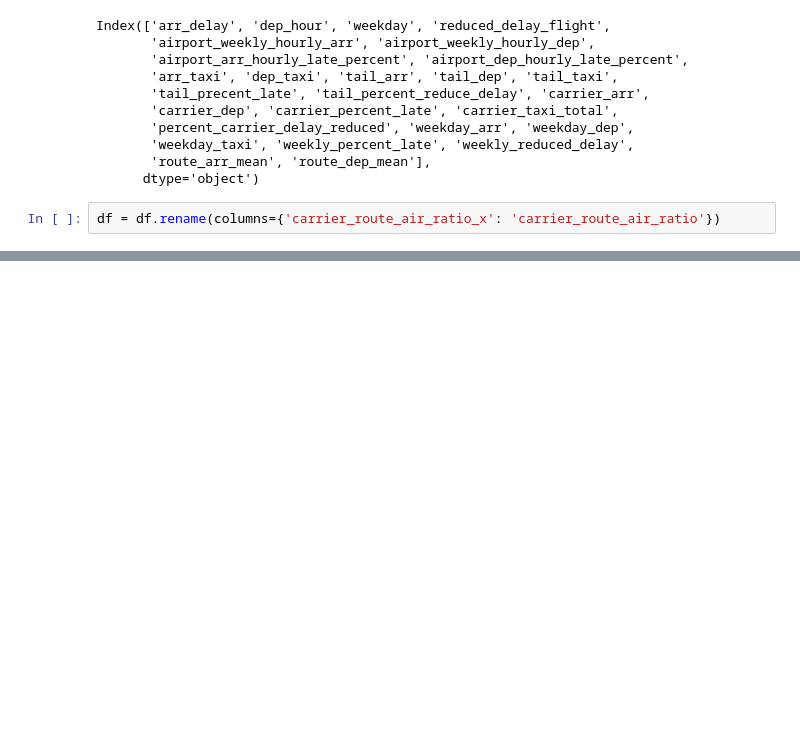
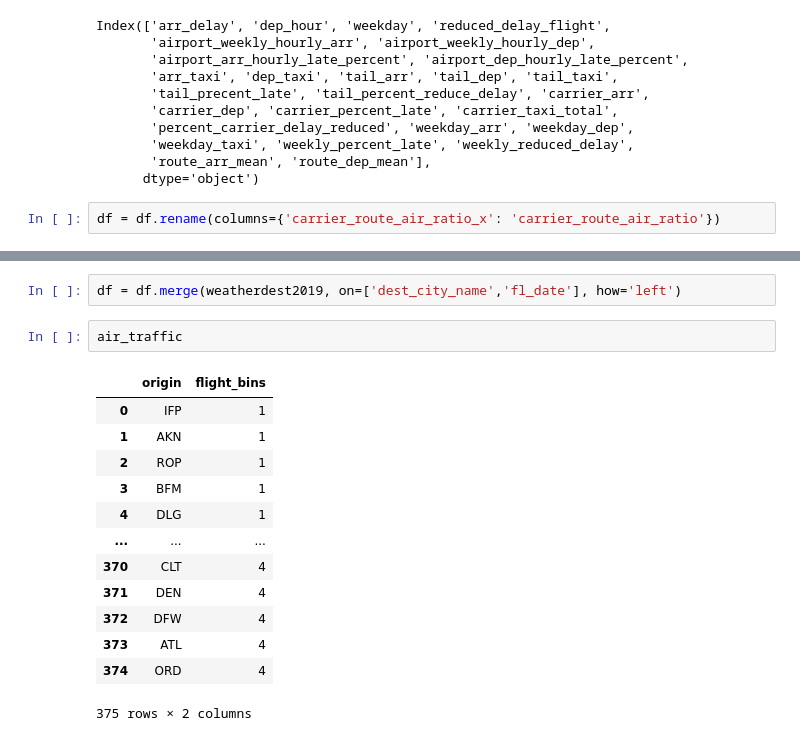
Before and after one commit to Graham-Broughton/flight_delay, a Jupyter notebook: EDA_and_preprocessing/preprocessing.ipynb, the cells around one changed output, grey strips where cells are left out. Cells and saved outputs as stored; diff of their text form; blank space fills up the shorter version.

```diff
--- a/EDA_and_preprocessing/preprocessing.ipynb
+++ b/EDA_and_preprocessing/preprocessing.ipynb
@@ -294,0 +376,18 @@ df = df.rename(columns={'carrier_route_air_ratio_x': 'carrier_route_air_ratio'})
+# %%
+df = df.merge(weatherdest2019, on=['dest_city_name','fl_date'], how='left')
+# %%
+air_traffic
+# %% [output]
+|  | origin | flight_bins |
+| 0 | IFP | 1 |
+| 1 | AKN | 1 |
+| 2 | ROP | 1 |
+| 3 | BFM | 1 |
+| 4 | DLG | 1 |
+| ... | ... | ... |
+| 370 | CLT | 4 |
+| 371 | DEN | 4 |
+| 372 | DFW | 4 |
+| 373 | ATL | 4 |
+| 374 | ORD | 4 |
+375 rows × 2 columns
```
Also changed, not shown: parts of 21 cells of this notebook, 30 other files.
